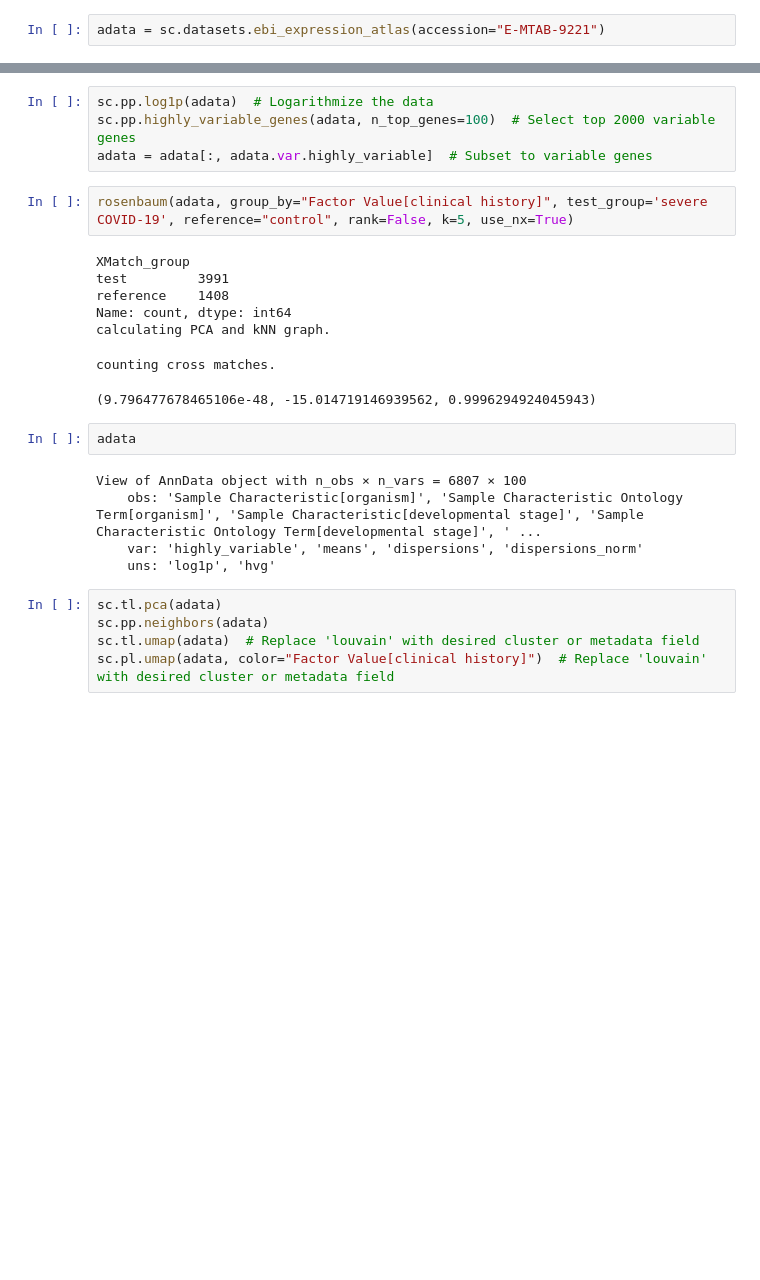
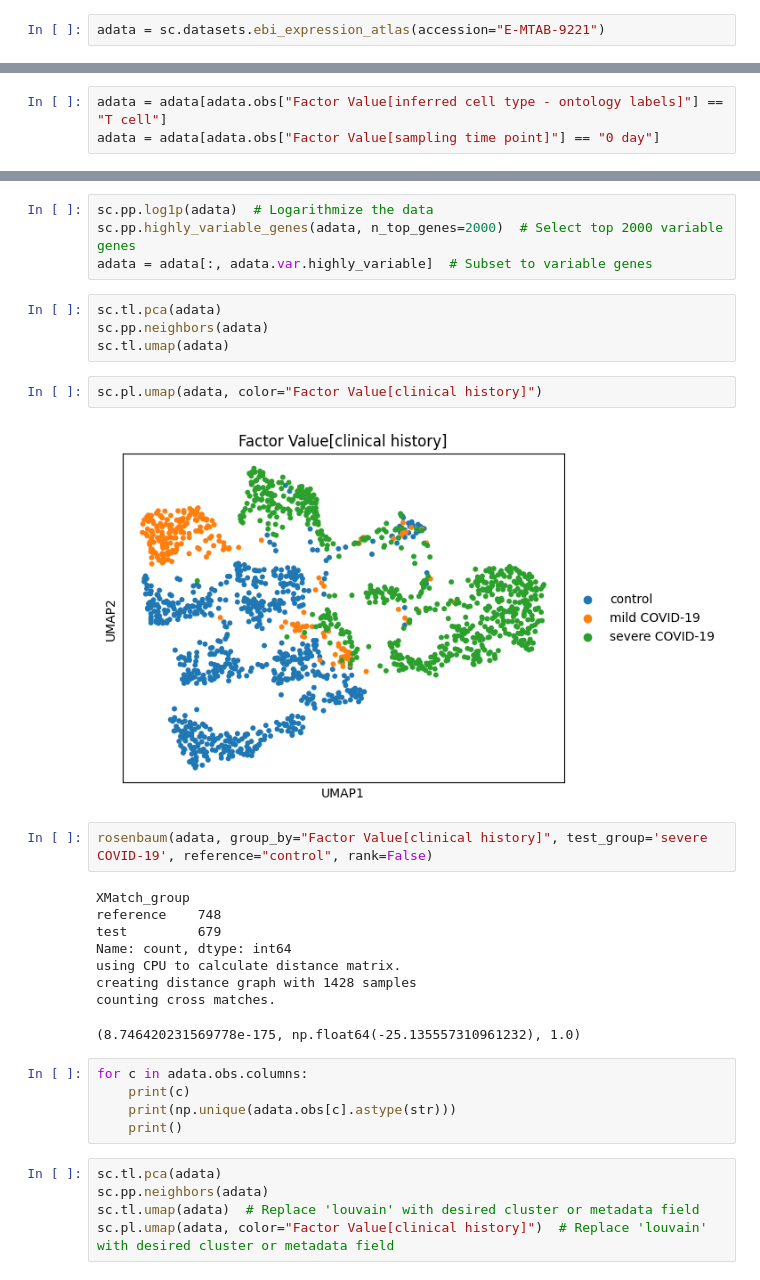
Before and after one commit to bionetslab/scXMatch_paper, a Jupyter notebook: notebooks/scanpy.ipynb, the cells around one changed output, grey strips where cells are left out. Saved outputs shown, nothing was run; the diff lists cells and outputs as text; blank space fills up the shorter version.

```diff
--- a/notebooks/scanpy.ipynb
+++ b/notebooks/scanpy.ipynb
@@ -14,0 +31,3 @@ adata = sc.datasets.ebi_expression_atlas(accession="E-MTAB-9221")
+# %%
+adata = adata[adata.obs["Factor Value[inferred cell type - ontology labels]"] == "T cell"]
+adata = adata[adata.obs["Factor Value[sampling time point]"] == "0 day"]
@@ -15,24 +39,31 @@ adata = sc.datasets.ebi_expression_atlas(accession="E-MTAB-9221")
 # %%
 sc.pp.log1p(adata)  # Logarithmize the data
-sc.pp.highly_variable_genes(adata, n_top_genes=100)  # Select top 2000 variable genes
+sc.pp.highly_variable_genes(adata, n_top_genes=2000)  # Select top 2000 variable genes
 adata = adata[:, adata.var.highly_variable]  # Subset to variable genes
+# %%
+sc.tl.pca(adata)
+sc.pp.neighbors(adata)
+sc.tl.umap(adata)
+# %%
+sc.pl.umap(adata, color="Factor Value[clinical history]")
+# %% [output]
+[figure, added]
 # %%
-rosenbaum(adata, group_by="Factor Value[clinical history]", test_group='severe COVID-19', reference="control", rank=False, k=5, use_nx=True)
+rosenbaum(adata, group_by="Factor Value[clinical history]", test_group='severe COVID-19', reference="control", rank=False)
 # %% [output]
 XMatch_group
-test         3991
-reference    1408
+reference    748
+test         679
 Name: count, dtype: int64
-calculating PCA and kNN graph.
+using CPU to calculate distance matrix.
+creating distance graph with 1428 samples
+counting cross matches.
-counting cross matches.
+(8.746420231569778e-175, np.float64(-25.135557310961232), 1.0)
-(9.796477678465106e-48, -15.014719146939562, 0.9996294924045943)
 # %%
-adata
+for c in adata.obs.columns:
+    print(c)
+    print(np.unique(adata.obs[c].astype(str)))
+    print()
-# %% [output]
-View of AnnData object with n_obs × n_vars = 6807 × 100
-    obs: 'Sample Characteristic[organism]', 'Sample Characteristic Ontology Term[organism]', 'Sample Characteristic[developmental stage]', 'Sample Characteristic Ontology Term[developmental stage]', ' ...
-    var: 'highly_variable', 'means', 'dispersions', 'dispersions_norm'
-    uns: 'log1p', 'hvg'
 # %%
 sc.tl.pca(adata)
 sc.pp.neighbors(adata)
```
Also changed, not shown: parts of 2 cells of this notebook, 9 other files.
